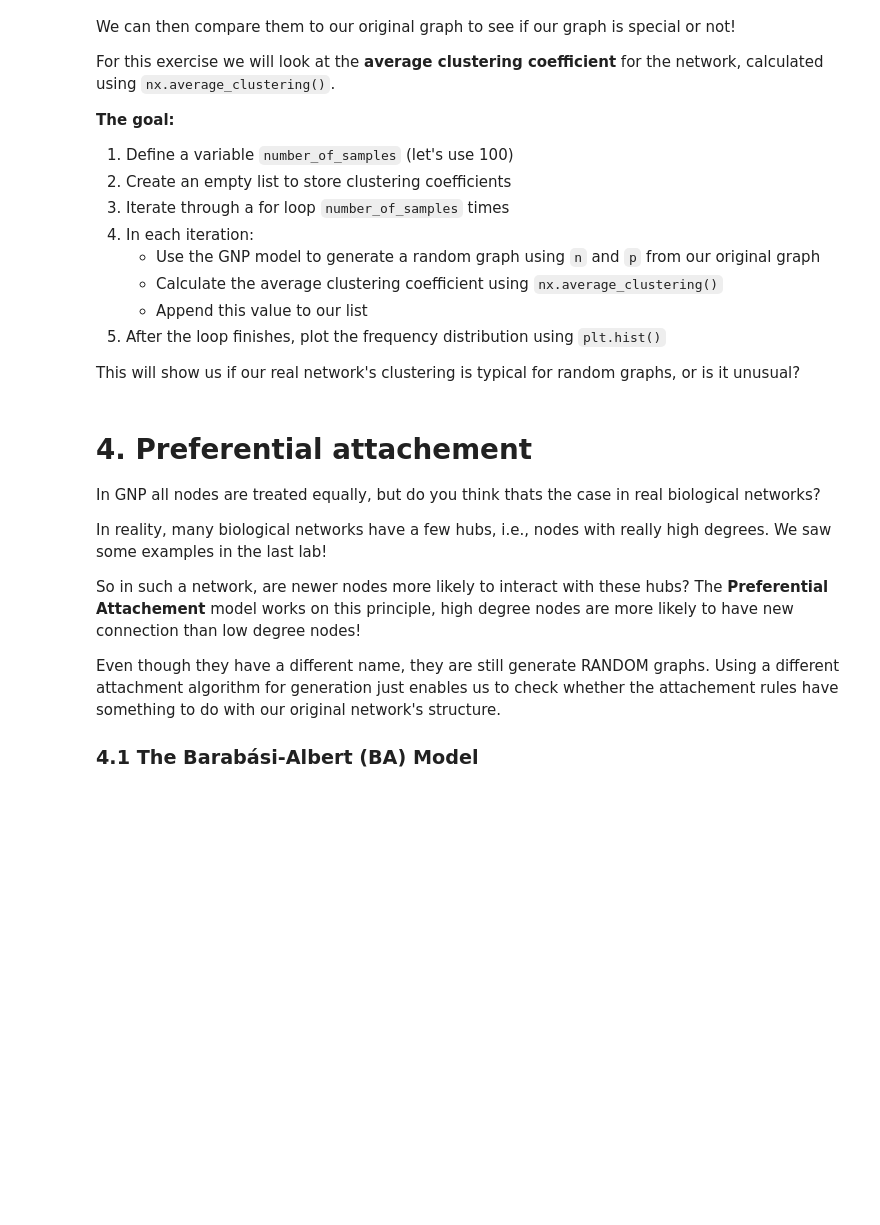
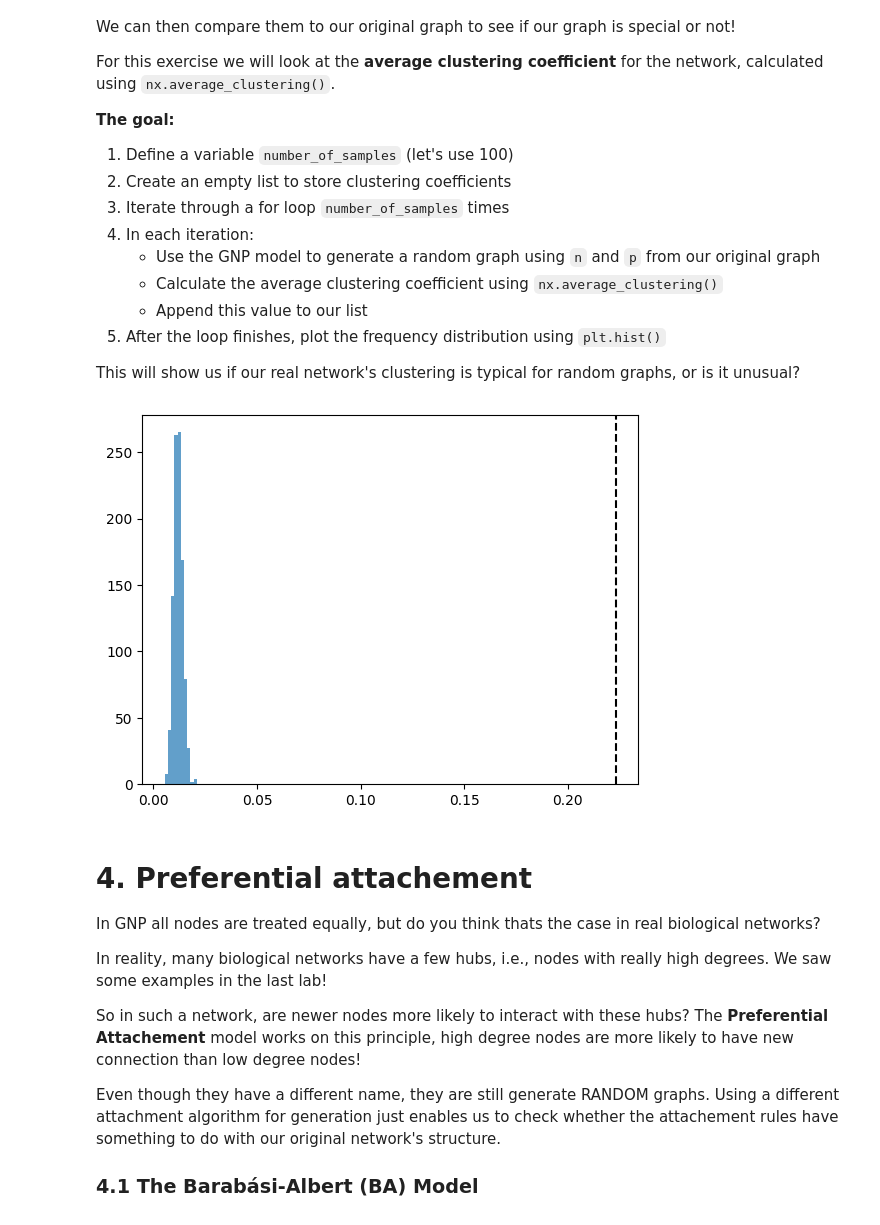
Before and after one commit to rahulsunilkumar/BIOL4559homework, a Jupyter notebook: lab/lab-06.ipynb, the cells around one changed output. Saved outputs shown, nothing was run; the diff lists cells and outputs as text; code cells hidden in the pictures; blank space fills up the shorter version.

```diff
--- a/lab/lab-06.ipynb
+++ b/lab/lab-06.ipynb
@@ -133,27 +156,29 @@ For this exercise we will look at the **average clustering coefficient** for the
 This will show us if our real network's clustering is typical for random graphs, or is it unusual?
 # %%
 # TODO: Define `n` and `p`
-n = ______
-p = ______
+n = G.number_of_nodes()
+p = nx.density(G)
 
 # TODO: Define `number_of_samples` and `ls_gnp`
-number_of_samples = ____
-ls_gnp = ____
+number_of_samples = 1000
+ls_gnp = []
 
 # TODO: What should be the range of this loop?
-for i in range(____):
+for i in range(number_of_samples):
     # TODO: Add arguments for GNP graph
-    G_gnp = nx.fast_gnp_random_graph(___, ___)
+    G_gnp = nx.fast_gnp_random_graph(n, p)
 
     # TODO: Append the property of choice to the list (you can choose your own as well!)
-    ls_gnp.append(_____)
+    ls_gnp.append(nx.average_clustering(G_gnp))
 
 # TODO: What data are we supposed to use here?
-plt.hist(x = ____, alpha = ____)
+plt.hist(x = ls_gnp, alpha = 0.7)
 
 # Uncomment to see how it compares to original Avg CC! (Change this if you want to compare another property)
-#plt.axvline(x = nx.average_clustering(G), color = 'black', linestyle = '--')
+plt.axvline(x = nx.average_clustering(G), color = 'black', linestyle = '--')
 plt.show()
+# %% [output]
+[figure, added]
 # %% [markdown]
 # 4. Preferential attachement
 
```
Also changed, not shown: parts of 9 cells of this notebook, 1 other file.
